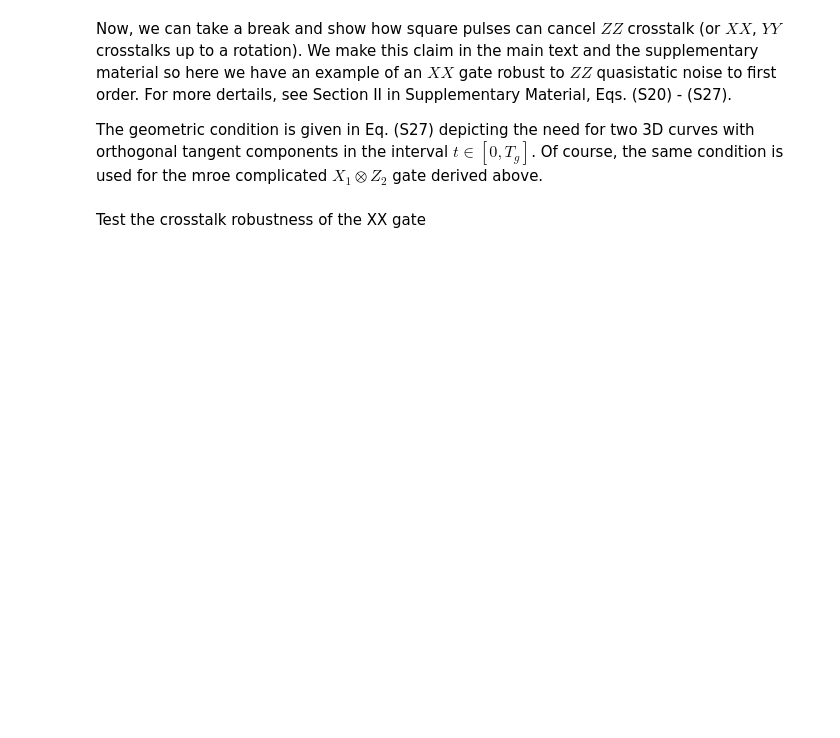
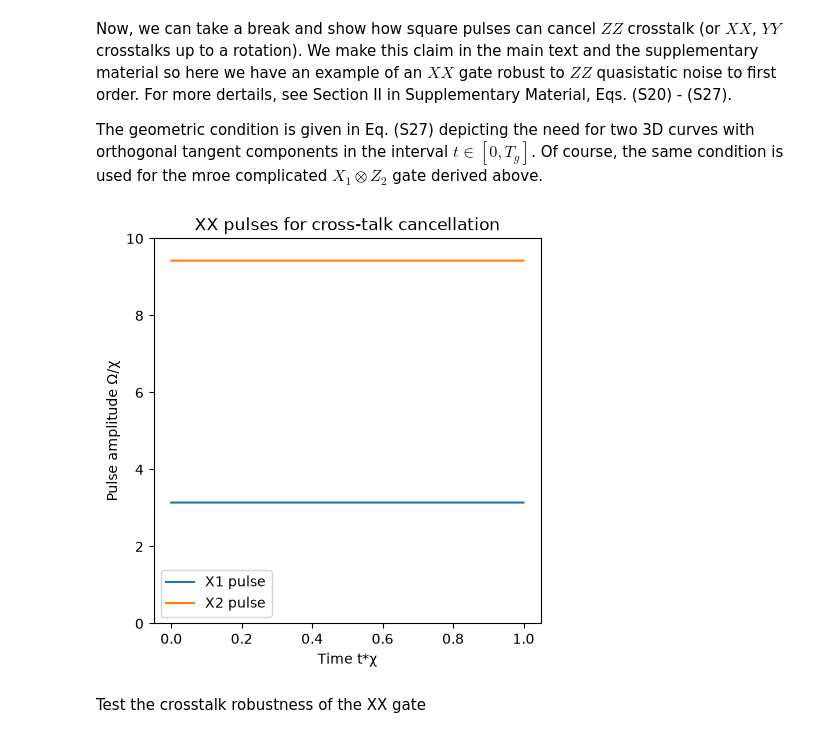
Before and after one commit to Filippos-Dakis/Dual-rail-Erasure-Qubits, a Jupyter notebook: ZZ_crosstalk_suppresion.ipynb, the cells around one changed output. Saved outputs shown, nothing was run; the diff lists cells and outputs as text; code cells hidden in the pictures; blank space fills up the shorter version.

```diff
--- a/ZZ_crosstalk_suppresion.ipynb
+++ b/ZZ_crosstalk_suppresion.ipynb
@@ -1,22 +10,48 @@
+# %%
+# Pauli operators
+I = qt.qeye(2)
+X = qt.sigmax()
+Y = qt.sigmay()
+Z = qt.sigmaz()
+
+
+II = qt.tensor(I, I)                                # two-qubit identity gate
+
+# -------------------- Operators acting on CAVITY --------------------
+X0 = qt.tensor(X, I)                                # Pauli operators acting on the cavity
+Y0 = qt.tensor(Y, I)
+Z0 = qt.tensor(Z, I)
+# ------------------- Operators acting on TRANSMON -------------------
+X1 = qt.tensor(I, X)                                # Pauli operators acting on the transmon/ancilla
+Y1 = qt.tensor(I, Y)
+Z1 = qt.tensor(I, Z)
+
+
+N_points  = 2**12                                   # total points for curve/simulation etc
 # %% [markdown]
 Now, we can take a break and show how square pulses can cancel $ZZ$ crosstalk (or $XX$, $YY$ crosstalks up to a rotation). We make this claim in the main text and the supplementary material so here we have an example of an $XX$ gate robust to $ZZ$ quasistatic noise to first order. For more dertails, see Section II in Supplementary Material, Eqs. (S20) - (S27).
 
 The geometric condition is given in Eq. (S27) depicting the need for two 3D curves with orthogonal tangent components in the interval $t\in [0,T_g]$. Of course, the same condition is used for the mroe complicated $X_1\otimes Z_2$ gate derived above.
 # %%
+chi = 1.
+
 omega_x1, omega_x2= np.loadtxt("pulses/XX_Square_pulses.csv", delimiter=",").T
 
 t_0_1 = np.linspace(0,1, N_points)
 
 
 fig = plt.figure(figsize=(5, 5))
+
 plt.plot(t_0_1, omega_x1, label = 'X1 pulse')
 plt.plot(t_0_1, omega_x2, label = 'X2 pulse')
 
 plt.xlabel("Time t*χ")
 plt.ylabel("Pulse amplitude Ω/χ")
 plt.title("XX pulses for cross-talk cancellation")
 plt.ylim([0,10])
 plt.legend();
+# %% [output]
+[figure, added]
 # %% [markdown]
 Test the crosstalk robustness of the XX gate
 # %%
```
Also changed, not shown: parts of 4 cells of this notebook, 12 other files.
